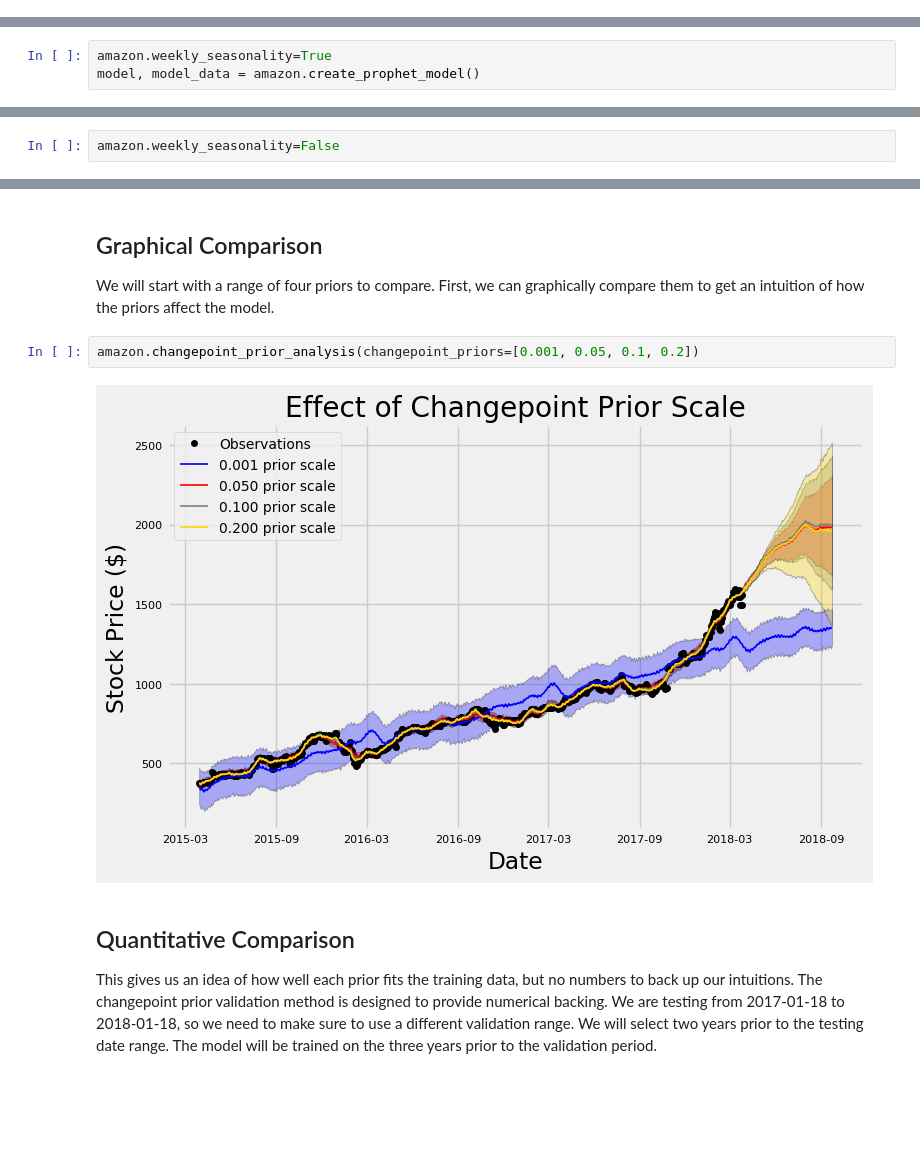
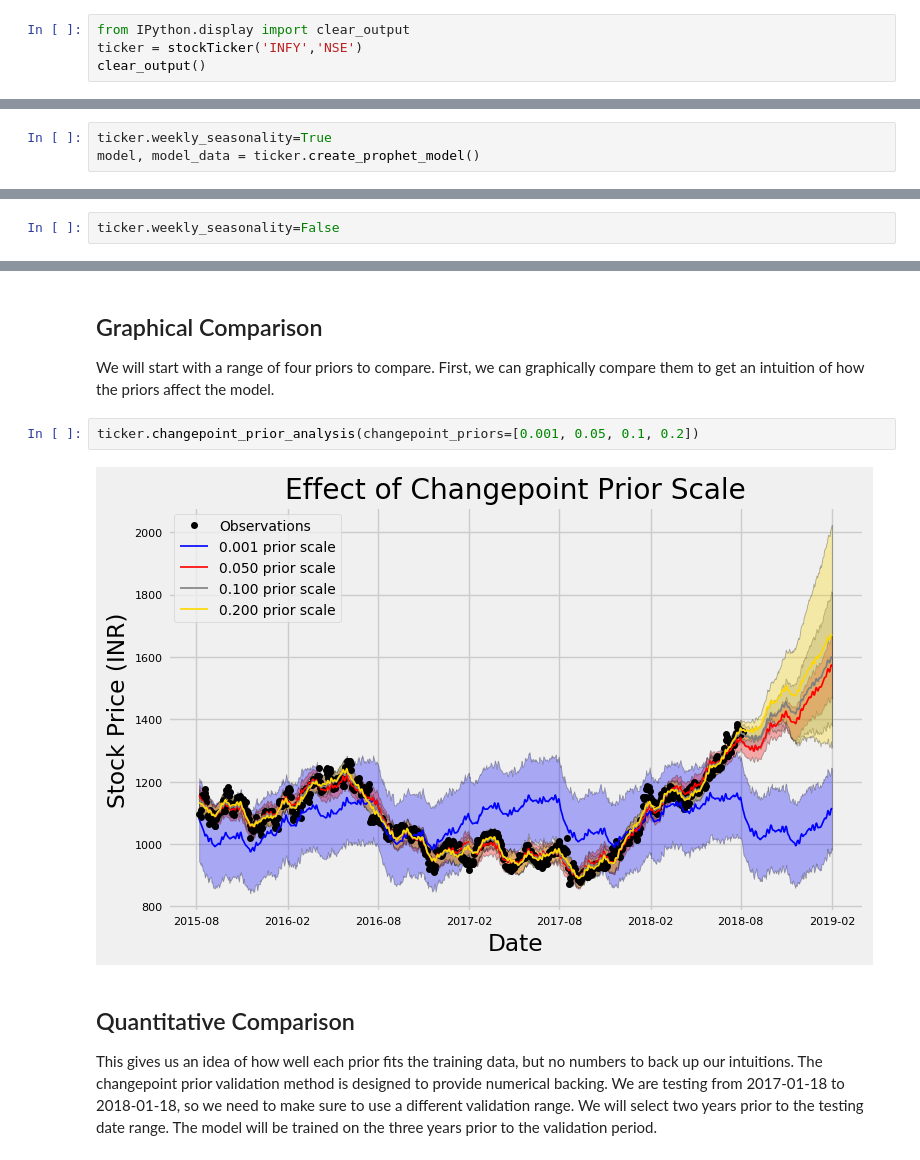
Before and after one commit to thegauravsingh/AI-Adventures-Stock-Analysis-using-Tensorflow, a Jupyter notebook: Stocks Prediction.ipynb, the cells around one changed output, grey strips where cells are left out. Drawn from its saved outputs; the diff is of its cells as text; blank space fills up the shorter version.

```diff
--- a/Stocks Prediction.ipynb
+++ b/Stocks Prediction.ipynb
@@ -46,0 +58,4 @@ cd AI-Adventures-1
+# %%
+from IPython.display import clear_output
+ticker = stockTicker('INFY','NSE')
+clear_output()
@@ -106,6 +111,6 @@ plt.show()
 
 Although it is unlikely, there might be a significant weekly component which would improve the model. Let's add it in and look at the pattern.
 # %%
-amazon.weekly_seasonality=True
-model, model_data = amazon.create_prophet_model()
+ticker.weekly_seasonality=True
+model, model_data = ticker.create_prophet_model()
 # %% [output]
@@ -118,7 +123,7 @@ plt.show()
 # %% [markdown]
 Maybe there is a slight weekly pattern? For now, we can remove that seasonality and then evaluate models with and without it to see the effect on predictions.
 # %%
-amazon.weekly_seasonality=False
+ticker.weekly_seasonality=False
 # %% [markdown]
 # First Predictions
 
@@ -177,9 +174,9 @@ The Stocker class contains two different ways to choose an appropriate prior: gr
 
 We will start with a range of four priors to compare. First, we can graphically compare them to get an intuition of how the priors affect the model.
 # %%
-amazon.changepoint_prior_analysis(changepoint_priors=[0.001, 0.05, 0.1, 0.2])
+ticker.changepoint_prior_analysis(changepoint_priors=[0.001, 0.05, 0.1, 0.2])
 # %% [output]
-[figure, old version]
+[figure, new version]
 # %% [markdown]
 ## Quantitative Comparison
 
```
Also changed, not shown: parts of 34 cells of this notebook.
